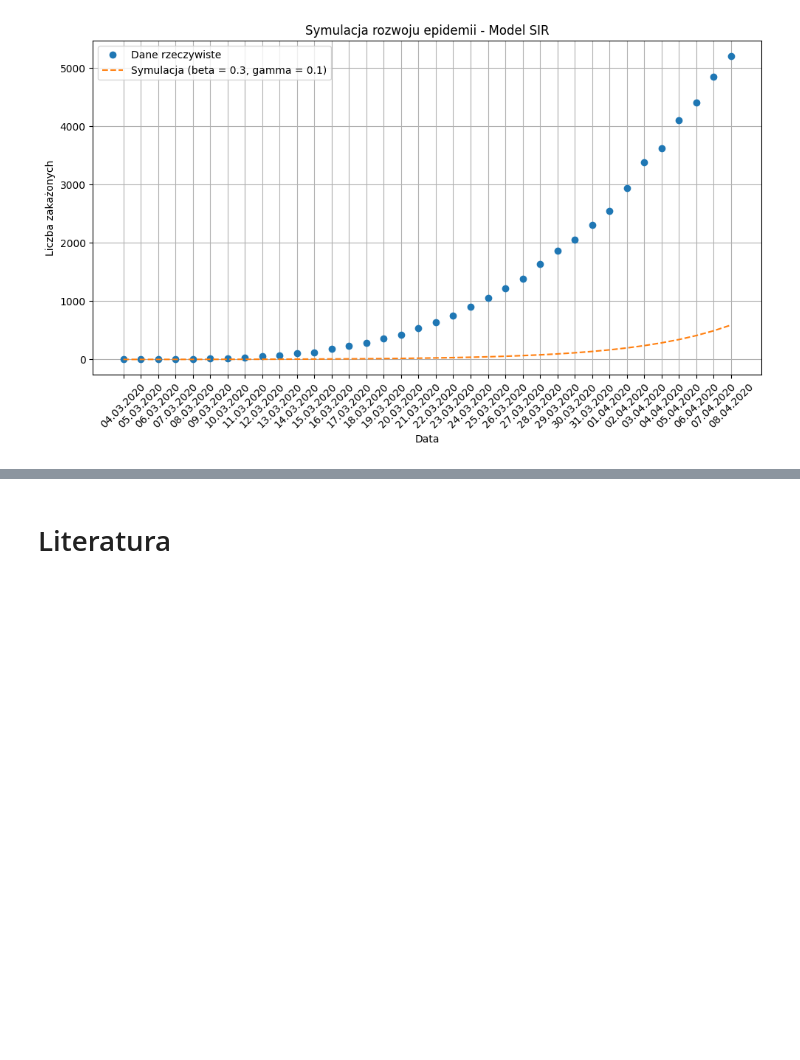
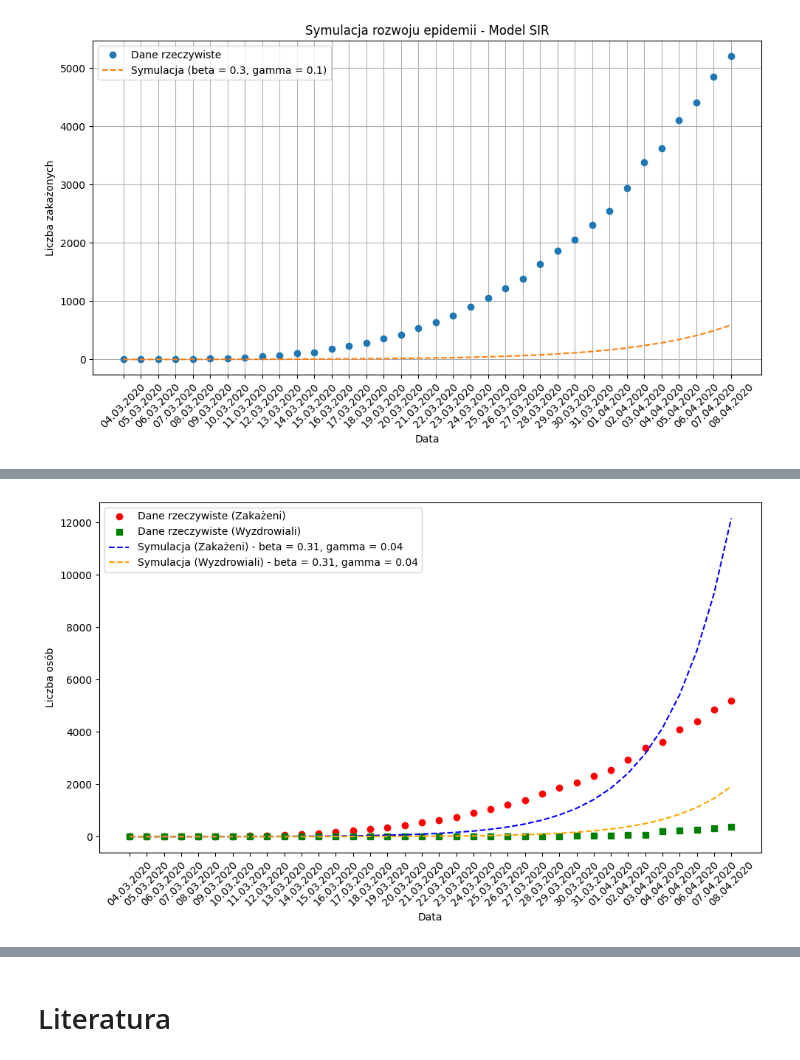
Before and after one commit to 277465/Modelowanie-Pandemii-Sars-cov-19, a Jupyter notebook: projekt.ipynb, the cells around one changed output, grey strips where cells are left out. Drawn from its saved outputs; the diff is of its cells as text; code cells hidden in the pictures; blank space fills up the shorter version.

```diff
--- a/projekt.ipynb
+++ b/projekt.ipynb
@@ -212,0 +409,77 @@ plt.show()
+# %%
+import matplotlib.pyplot as plt
+
+# Parametry
+n = 37_900_000  # Populacja
+dates = ['04.03.2020', '05.03.2020', '06.03.2020', '07.03.2020', '08.03.2020', '09.03.2020',
+         '10.03.2020', '11.03.2020', '12.03.2020', '13.03.2020', '14.03.2020', '15.03.2020',
+         '16.03.2020', '17.03.2020', '18.03.2020', '19.03.2020', '20.03.2020', '21.03.2020',
+         '22.03.2020', '23.03.2020', '24.03.2020', '25.03.2020', '26.03.2020',
+         '27.03.2020', '28.03.2020', '29.03.2020', '30.03.2020', '31.03.2020', '01.04.2020',
+         '02.04.2020', '03.04.2020', '04.04.2020', '05.04.2020', '06.04.2020', '07.04.2020', '08.04.2020']
+infected_data = [1, 1, 3, 6, 11, 17, 22, 31, 51, 68, 104, 125, 177, 238, 287, 355, 425,
+                 536, 634, 749, 901, 1051, 1221, 1389, 1638, 1862, 2055, 2311, 2554,
+                 2946, 3383, 3627, 4102, 4413, 4848, 5205]
+recovery_data = [0, 0, 0, 0, 0, 0, 0, 0, 1, 2, 3, 3, 4, 5, 5, 5, 5, 5, 7, 8,
+                 10, 14, 16, 16, 18, 22, 31, 33, 43, 57, 71, 195, 228, 269, 320, 381]
+
+# Funkcje SIR
+def f(S, I, R, beta):
+    return -beta * S * I / n
+
+def g(S, I, R, beta, gamma):
+    return beta * S * I / n - gamma * I
+
+def j(S, I, R, gamma):
+    return gamma * I
+
+# RK4 dla modelu SIR
+def rk4_step(S, I, R, beta, gamma, h):
+    k1_S = f(S, I, R, beta)
+    k1_I = g(S, I, R, beta, gamma)
+    k1_R = j(S, I, R, gamma)
+
+    k2_S = f(S + h * k1_S / 2, I + h * k1_I / 2, R + h * k1_R / 2, beta)
+    k2_I = g(S + h * k1_S / 2, I + h * k1_I / 2, R + h * k1_R / 2, beta, gamma)
+    k2_R = j(S + h * k1_S / 2, I + h * k1_I / 2, R + h * k1_R / 2, gamma)
+
+    k3_S = f(S + h * k2_S / 2, I + h * k2_I / 2, R + h * k2_R / 2, beta)
+    k3_I = g(S + h * k2_S / 2, I + h * k2_I / 2, R + h * k2_R / 2, beta, gamma)
+    k3_R = j(S + h * k2_S / 2, I + h * k2_I / 2, R + h * k2_R / 2, gamma)
+
+    k4_S = f(S + h * k3_S, I + h * k3_I, R + h * k3_R, beta)
+    k4_I = g(S + h * k3_S, I + h * k3_I, R + h * k3_R, beta, gamma)
+    k4_R = j(S + h * k3_S, I + h * k3_I, R + h * k3_R, gamma)
+
+    S_new = S + h / 6 * (k1_S + 2 * k2_S + 2 * k3_S + k4_S)
+    I_new = I + h / 6 * (k1_I + 2 * k2_I + 2 * k3_I + k4_I)
+    R_new = R + h / 6 * (k1_R + 2 * k2_R + 2 * k3_R + k4_R)
+
+    return S_new, I_new, R_new
+
+# Warunki początkowe
+S, I, R = n - infected_data[0], infected_data[0], recovery_data[0]
+h = 1  # Krok czasowy (1 dzień)
+S_vals, I_vals, R_vals = [S], [I], [R]
+
+# Symulacja RK4
+for t in range(1, len(dates)):
+    S, I, R = rk4_step(S, I, R, beta_avg, gamma_average, h)
+    S_vals.append(S)
+    I_vals.append(I)
+    R_vals.append(R)
+
+# Wykresy
+plt.figure(figsize=(10, 6))
+plt.plot(dates, infected_data, 'o', label='Dane rzeczywiste (Zakażeni)', color='red')
+plt.plot(dates, recovery_data, 's', label='Dane rzeczywiste (Wyzdrowiali)', color='green')
+plt.plot(dates, I_vals, label=f'Symulacja (Zakażeni) - beta = {beta_avg:.2f}, gamma = {gamma_average:.2f}', linestyle='--', color='blue')
+plt.plot(dates, R_vals, label=f'Symulacja (Wyzdrowiali) - beta = {beta_avg:.2f}, gamma = {gamma_average:.2f}', linestyle='--', color='orange')
+plt.xticks(rotation=45)
+plt.xlabel("Data")
+plt.ylabel("Liczba osób")
+plt.legend()
+plt.tight_layout()
+plt.show()
+# %% [output]
+[figure, added]
```
Also changed, not shown: parts of 35 cells of this notebook, 1 other file.
